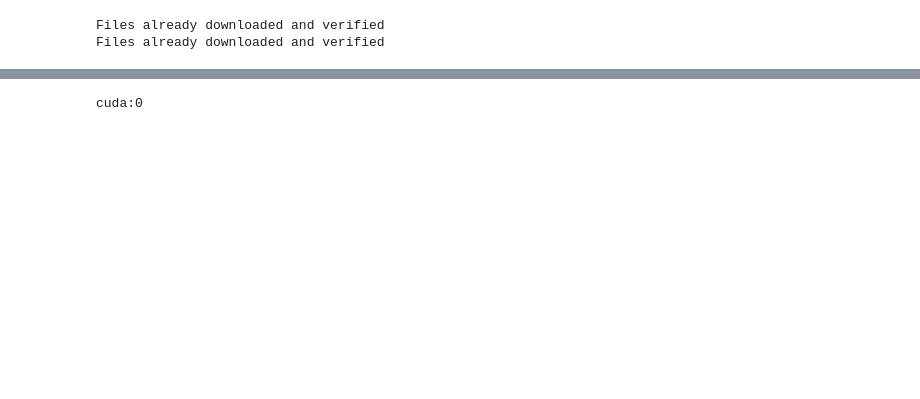
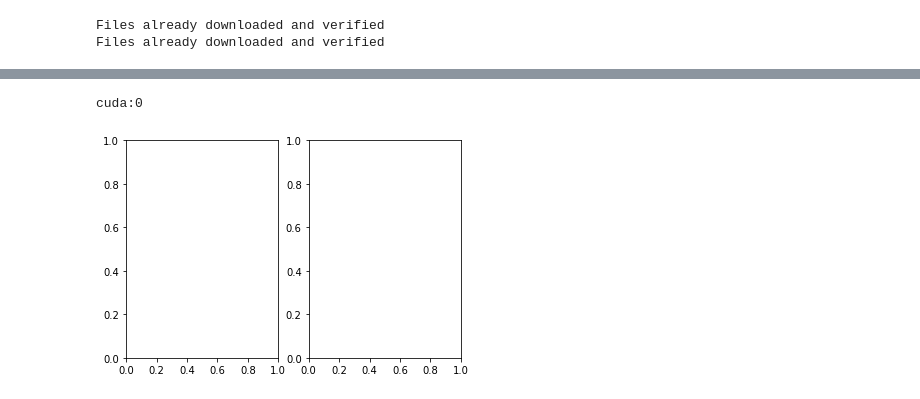
Before and after one commit to Pliploop/ConvNN_From_Scratch, a Jupyter notebook: notebooks/Jnet.ipynb, the cells around one changed output, grey strips where cells are left out. Saved outputs shown, nothing was run; the diff lists cells and outputs as text; code cells hidden in the pictures; blank space fills up the shorter version.

```diff
--- a/notebooks/Jnet.ipynb
+++ b/notebooks/Jnet.ipynb
@@ -20,9 +25,11 @@ plt.imshow(CIFAR_10_Generator.show_random())
 # %%
 from JulienNet import JNetTrainer
-Trainer = JNetTrainer(CIFAR_10_Generator,500,dropout)
-Trainer.train()
+Trainer = JNetTrainer(CIFAR_10_Generator,200,dropout,'JNet_No_dropout.pth')
+# Trainer.train()
+Trainer.load('Jnet.pth')
 # %% [output]
 cuda:0
+[figure, added]
 # %%
 fig,ax=plt.subplots(1,2)
 ax[0].plot(Trainer.train_loss_list,color='k')
```
Also changed, not shown: parts of 7 cells of this notebook, 6 other files.
